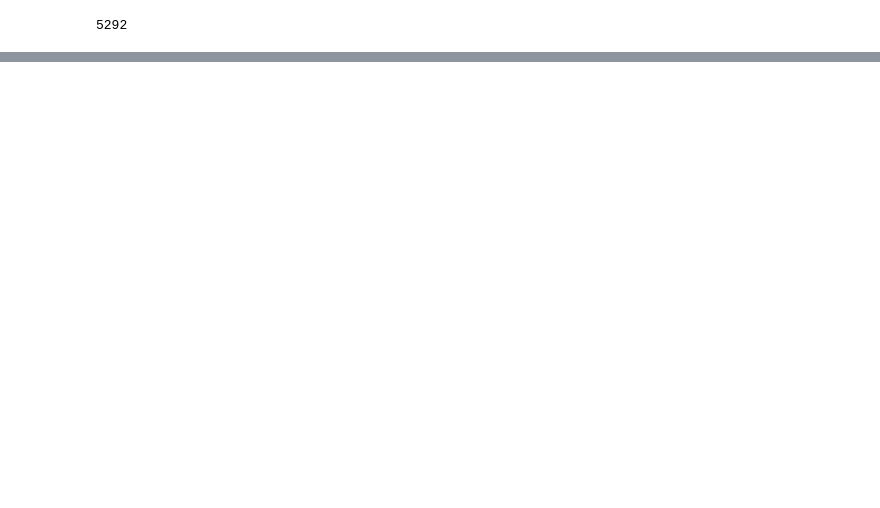
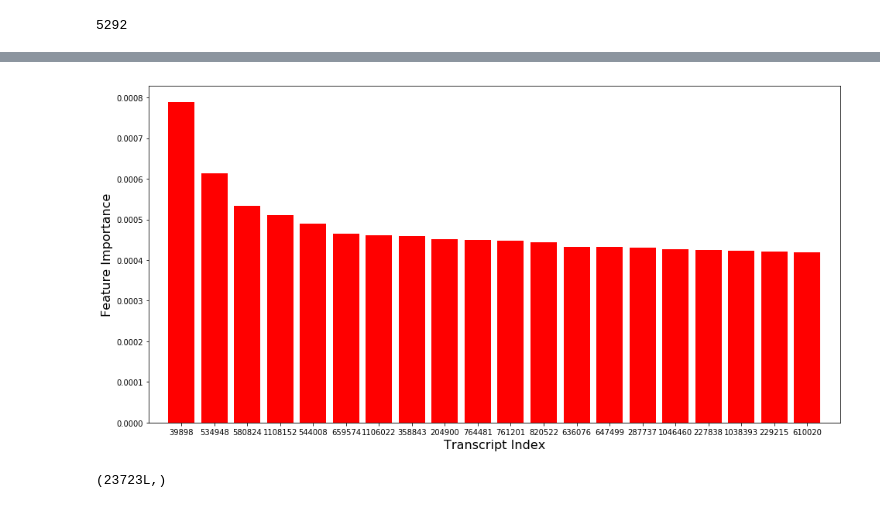
Before and after one commit to jay-z007/Computational-Biology, a Jupyter notebook: project/project.ipynb, the cells around one changed output, grey strips where cells are left out. Cells and saved outputs as stored; diff of their text form; code cells hidden in the pictures; blank space fills up the shorter version.

```diff
--- a/project/project.ipynb
+++ b/project/project.ipynb
@@ -499,0 +597,7 @@ f = pd.Series(list(master_set))
+# %%
+## Changing the datatype to int32 cuts the memory usage by half
+train = train.astype('int32')
+# %%
+label = pd.read_csv('p1_train_pop_lab.csv', index_col=0)
+train = train.merge(label, left_index=True, right_index=True)
+train
@@ -499,0 +623,21 @@ f = pd.Series(list(master_set))
+# %%
+X = train.drop(['population', 'sequencing_center'], axis=1)
+Y = train[['population', 'sequencing_center']]
+# %%
+# Build a forest and compute the feature importances
+forest = ExtraTreesClassifier(n_estimators=250, n_jobs=-1, bootstrap=True, oob_score=True, verbose=1,
+                              random_state=0)
+
+# using out-of-bag samples for testing generalization accuracy
+
+forest.fit(X, Y)
+importances = forest.feature_importances_
+# std = np.std([tree.feature_importances_ for tree in forest.estimators_],
+#              axis=0)
+indices = np.argsort(importances)[::-1]
+
+# Print the feature ranking
+print("Feature ranking:")
+
+for f in range(X.shape[1])[:15]:
+    print("%d. feature %d (%f)" % (f + 1, indices[f], importances[indices[f]]))
@@ -499,0 +664,18 @@ f = pd.Series(list(master_set))
+# %%
+# Plot the feature importances of the forest
+count = 20
+plt.figure(figsize=(16, 8))
+# plt.bar(range(X_train.shape[1]), importances[indices],
+#        color="r", yerr=std[indices], align="center")
+plt.bar(range(count), importances[indices[:count]],
+       color="r", align="center")
+
+# plt.xticks(range(X_train.shape[1]), indices)
+plt.xticks(range(count), indices[:count])
+plt.xlim([-1, count])
+plt.xlabel("Transcript Index", fontsize=16)
+plt.ylabel("Feature Importance", fontsize=16)
+# plt.xlim([-1, X_train.shape[1]])
+plt.show()
+# %% [output]
+[figure, added]
@@ -499,0 +684,4 @@ f = pd.Series(list(master_set))
+# %%
+importances[importances>0.00001].shape
+# %% [output]
+(23723L,)
```
Also changed, not shown: parts of 24 cells of this notebook, 3 other files.
